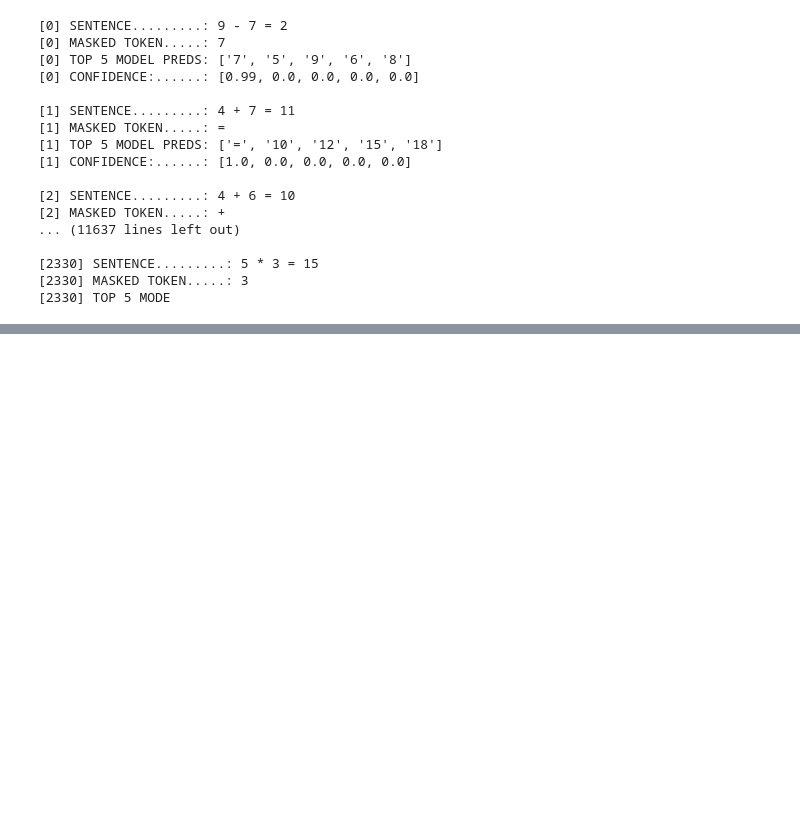
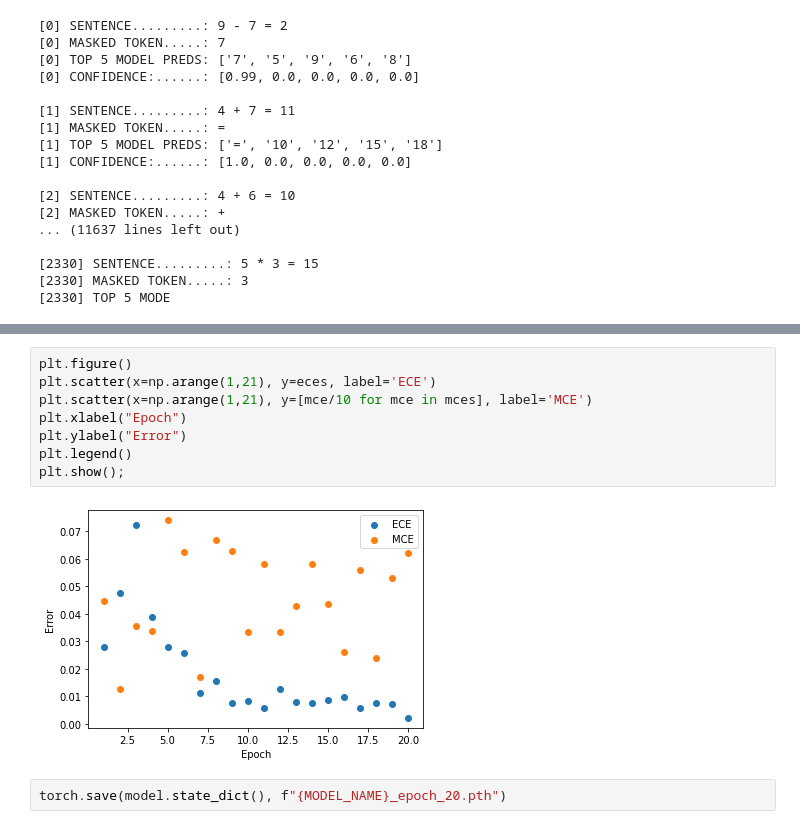
Before and after one commit to ivdort/dl2-callibrated-lm, a Jupyter notebook: BERT/dl2-bert-base-for-math.ipynb, the cells around one changed output, grey strips where cells are left out. Drawn from its saved outputs; the diff is of its cells as text; blank space fills up the shorter version.

```diff
--- a/BERT/dl2-bert-base-for-math.ipynb
+++ b/BERT/dl2-bert-base-for-math.ipynb
@@ -422,0 +492,12 @@ check hallucinations of calibrated model
+# %%
+plt.figure()
+plt.scatter(x=np.arange(1,21), y=eces, label='ECE')
+plt.scatter(x=np.arange(1,21), y=[mce/10 for mce in mces], label='MCE')
+plt.xlabel("Epoch")
+plt.ylabel("Error")
+plt.legend()
+plt.show();
+# %% [output]
+[figure, added]
+# %%
+torch.save(model.state_dict(), f"{MODEL_NAME}_epoch_20.pth")
```
Also changed, not shown: parts of 9 cells of this notebook.
